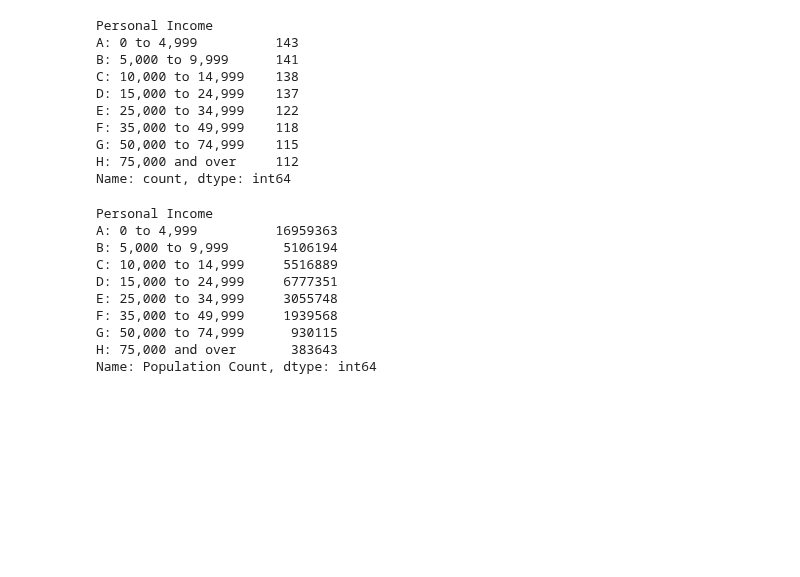
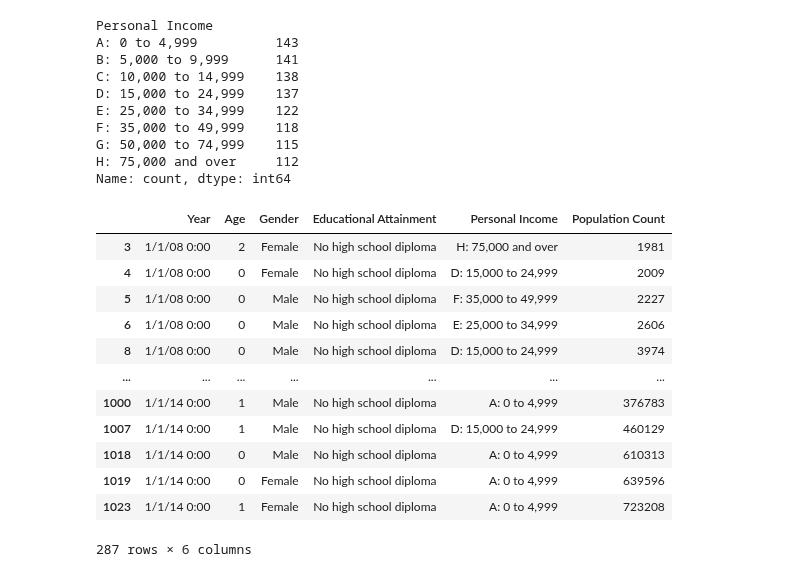
Before and after one commit to ramnareeesh/ml-playgrounds, a Jupyter notebook: Foundations of DS/Assignment-1-Pre_Processing-Qn3.ipynb, the cells around one changed output. Saved outputs shown, nothing was run; the diff lists cells and outputs as text; code cells hidden in the pictures; blank space fills up the shorter version.

```diff
--- a/Foundations of DS/Assignment-1-Pre_Processing-Qn3.ipynb
+++ b/Foundations of DS/Assignment-1-Pre_Processing-Qn3.ipynb
@@ -110,18 +110,20 @@ H: 75,000 and over     112
 Name: count, dtype: int64
 # %%
 no_diploma = ed_df[ed_df["Educational Attainment"] == "No high school diploma"]
-no_diploma = no_diploma.groupby(by="Personal Income")["Population Count"].sum()
 no_diploma
 # %% [output]
+|  | Year | Age | Gender | Educational Attainment | Personal Income | Population Count |
+| 3 | 1/1/08 0:00 | 2 | Female | No high school diploma | H: 75,000 and over | 1981 |
+| 4 | 1/1/08 0:00 | 0 | Female | No high school diploma | D: 15,000 to 24,999 | 2009 |
+| 5 | 1/1/08 0:00 | 0 | Male | No high school diploma | F: 35,000 to 49,999 | 2227 |
+| 6 | 1/1/08 0:00 | 0 | Male | No high school diploma | E: 25,000 to 34,999 | 2606 |
+| 8 | 1/1/08 0:00 | 0 | Male | No high school diploma | D: 15,000 to 24,999 | 3974 |
+| ... | ... | ... | ... | ... | ... | ... |
+| 1000 | 1/1/14 0:00 | 1 | Male | No high school diploma | A: 0 to 4,999 | 376783 |
+| 1007 | 1/1/14 0:00 | 1 | Male | No high school diploma | D: 15,000 to 24,999 | 460129 |
+| 1018 | 1/1/14 0:00 | 0 | Male | No high school diploma | A: 0 to 4,999 | 610313 |
+| 1019 | 1/1/14 0:00 | 0 | Female | No high school diploma | A: 0 to 4,999 | 639596 |
+| 1023 | 1/1/14 0:00 | 1 | Female | No high school diploma | A: 0 to 4,999 | 723208 |
-Personal Income
-A: 0 to 4,999          16959363
-B: 5,000 to 9,999       5106194
-C: 10,000 to 14,999     5516889
-D: 15,000 to 24,999     6777351
-E: 25,000 to 34,999     3055748
-F: 35,000 to 49,999     1939568
-G: 50,000 to 74,999      930115
-H: 75,000 and over       383643
-Name: Population Count, dtype: int64
+287 rows × 6 columns
 # %%
 bach_higher = ed_df[ed_df["Educational Attainment"] == "Bachelor's degree or higher"]
```
Also changed, not shown: parts of 8 cells of this notebook.
